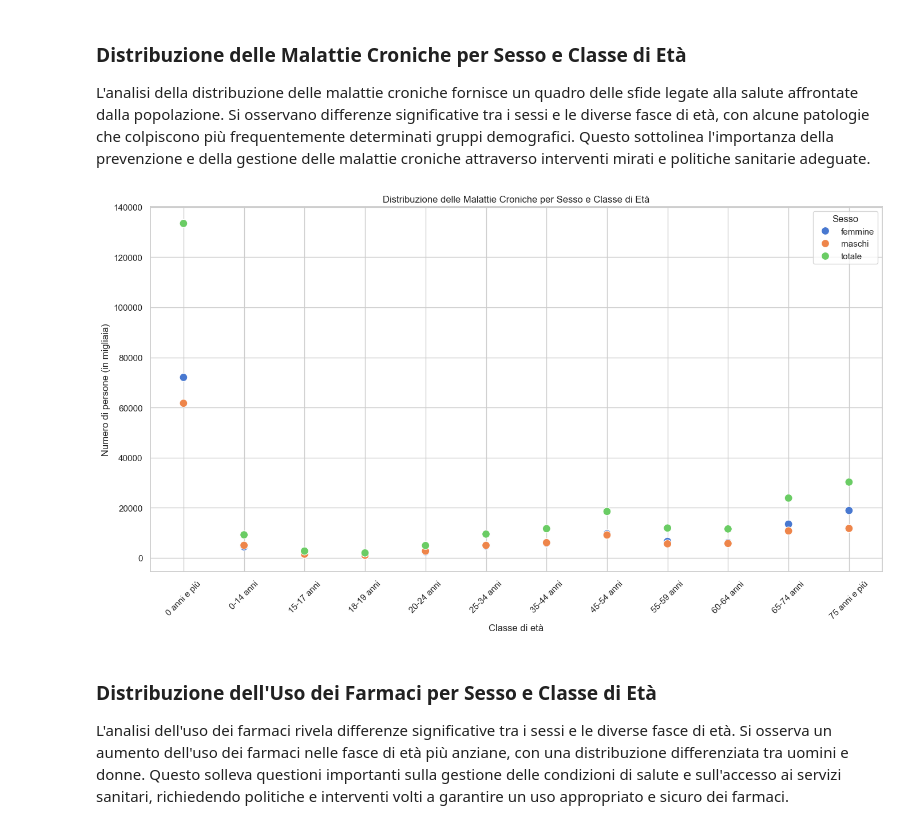
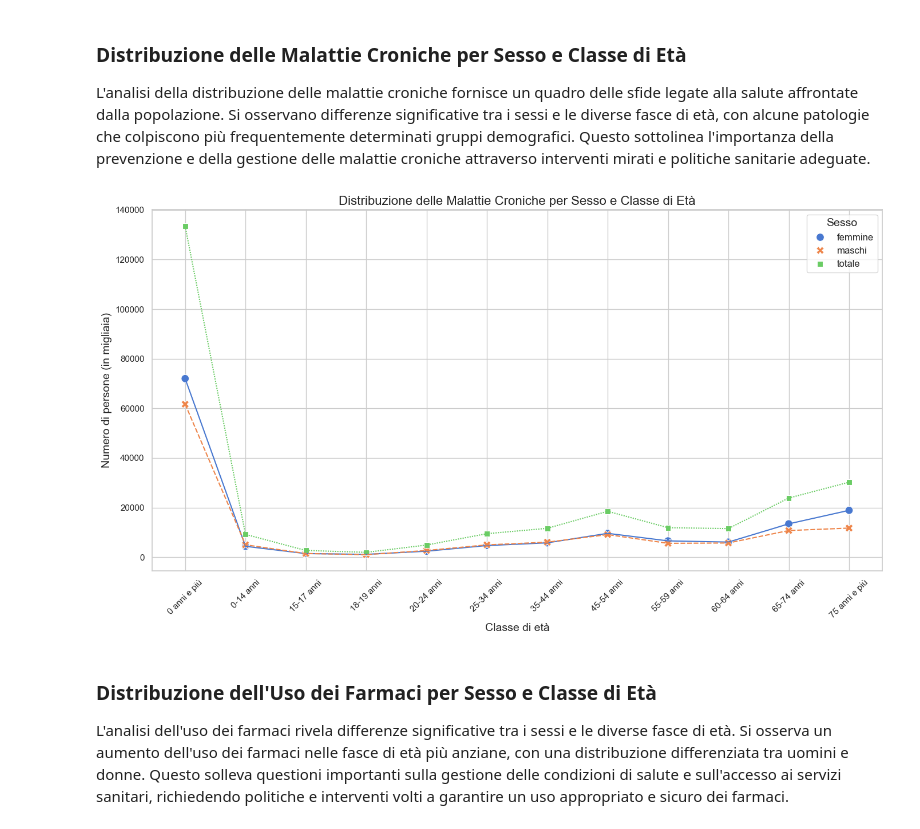
Before and after one commit to Umberto194/analisi-salute-alimentazione-2024, a Jupyter notebook: analisys.ipynb, the cells around one changed output. Drawn from its saved outputs; the diff is of its cells as text; code cells hidden in the pictures.

```diff
--- a/analisys.ipynb
+++ b/analisys.ipynb
@@ -153,25 +141,30 @@ L'analisi della distribuzione delle malattie croniche fornisce un quadro delle s
 # %%
 # Display the first few rows of the dataframe to understand its structure
 df_stato_salute.head()
 
 # Raggruppare i dati per sesso e classe di età
 df_grouped = df_stato_salute.groupby(['Sesso', 'Classe di età'])['Value'].sum().reset_index()
 
 # Impostare lo stile del grafico
 sns.set(style="whitegrid")
 
-# Creazione del grafico a dispersione
+# Creare un grafico a dispersione con linee di collegamento
 plt.figure(figsize=(14, 8))
-sns.scatterplot(data=df_grouped, x='Classe di età', y='Value', hue='Sesso', palette='muted', s=100)
-plt.title('Distribuzione delle Malattie Croniche per Sesso e Classe di Età')
-plt.xlabel('Classe di età')
-plt.ylabel('Numero di persone (in migliaia)')
-plt.legend(title='Sesso')
+sns.scatterplot(data=df_grouped, x='Classe di età', y='Value', hue='Sesso', style='Sesso', s=100, palette='muted')
+sns.lineplot(data=df_grouped, x='Classe di età', y='Value', hue='Sesso', style='Sesso', palette='muted', legend=None)
+
+# Aggiungere etichette e titolo
+plt.xlabel('Classe di età', fontsize=14)
+plt.ylabel('Numero di persone (in migliaia)', fontsize=14)
+plt.title('Distribuzione delle Malattie Croniche per Sesso e Classe di Età', fontsize=16)
+plt.legend(title='Sesso', fontsize=12, title_fontsize=14)
 plt.xticks(rotation=45)
+
+# Mostrare il grafico
 plt.tight_layout()
 plt.show()
 # %% [output]
-[figure, old version]
+[figure, new version]
 # %% [markdown]
 ### Distribuzione dell'Uso dei Farmaci per Sesso e Classe di Età
 L'analisi dell'uso dei farmaci rivela differenze significative tra i sessi e le diverse fasce di età. Si osserva un aumento dell'uso dei farmaci nelle fasce di età più anziane, con una distribuzione differenziata tra uomini e donne. Questo solleva questioni importanti sulla gestione delle condizioni di salute e sull'accesso ai servizi sanitari, richiedendo politiche e interventi volti a garantire un uso appropriato e sicuro dei farmaci.
```
Also changed, not shown: parts of 2 cells of this notebook.
